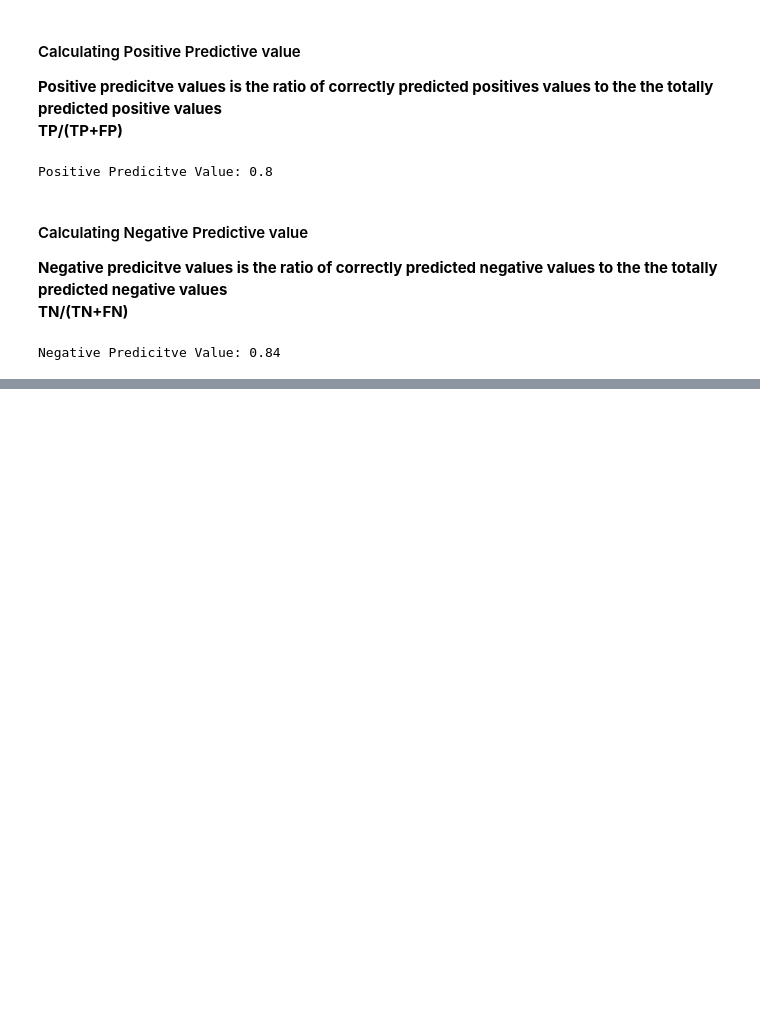
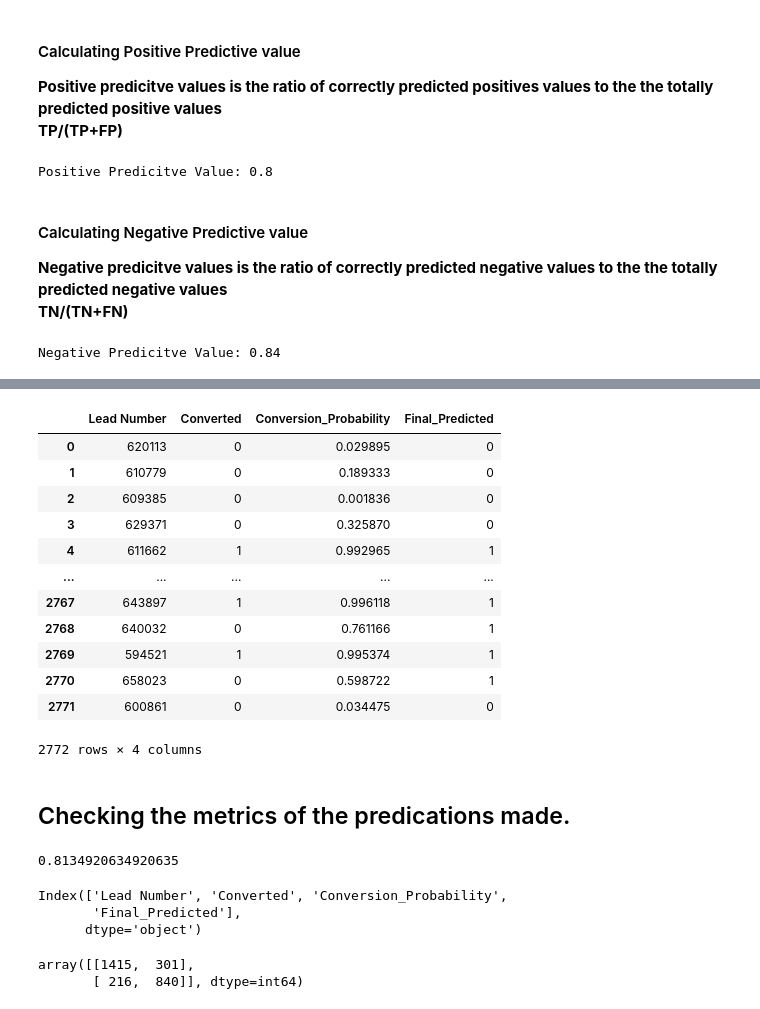
Before and after one commit to tkuttanda/Lead_Scoring_Assignment, a Jupyter notebook: Lead_Scoring_Assignment.ipynb, the cells around one changed output, grey strips where cells are left out. Cells and saved outputs as stored; diff of their text form; code cells hidden in the pictures; blank space fills up the shorter version.

```diff
--- a/Lead_Scoring_Assignment.ipynb
+++ b/Lead_Scoring_Assignment.ipynb
@@ -1210,0 +1400,4 @@ sklearn.metrics.roc_curve(y_train_pred_final.Converted,y_train_pred_final.Predic
+# %%
+y_test_df = pd.DataFrame(y_test)
+y_test_df['Lead Number'] = y_test_df.index
+y_test_df
@@ -1210,0 +1421,6 @@ sklearn.metrics.roc_curve(y_train_pred_final.Converted,y_train_pred_final.Predic
+# %%
+y_test_df.reset_index(drop=True,inplace=True)
+y_test_pred_df.reset_index(drop=True,inplace=True)
+# %%
+y_test_final = pd.concat([y_test_df,y_test_pred_df],axis=1)
+y_test_final.head()
@@ -1210,0 +1434,41 @@ sklearn.metrics.roc_curve(y_train_pred_final.Converted,y_train_pred_final.Predic
+# %%
+# Rearranging the columns
+y_test_final = y_test_final.reindex(['Lead Number','Converted','Conversion_Probability'], axis=1)
+# %%
+y_test_final['Final_Predicted'] = y_test_final['Conversion_Probability'].map(lambda x: 1 if x>0.36 else 0)
+y_test_final
+# %% [output]
+|  | Lead Number | Converted | Conversion_Probability | Final_Predicted |
+| 0 | 620113 | 0 | 0.029895 | 0 |
+| 1 | 610779 | 0 | 0.189333 | 0 |
+| 2 | 609385 | 0 | 0.001836 | 0 |
+| 3 | 629371 | 0 | 0.325870 | 0 |
+| 4 | 611662 | 1 | 0.992965 | 1 |
+| ... | ... | ... | ... | ... |
+| 2767 | 643897 | 1 | 0.996118 | 1 |
+| 2768 | 640032 | 0 | 0.761166 | 1 |
+| 2769 | 594521 | 1 | 0.995374 | 1 |
+| 2770 | 658023 | 0 | 0.598722 | 1 |
+| 2771 | 600861 | 0 | 0.034475 | 0 |
+2772 rows × 4 columns
+# %% [markdown]
+## Checking the metrics of the predications made.
+# %%
+#### Accuracy Score
+
+accuracy_test = metrics.accuracy_score(y_test_final.Converted,y_test_final.Final_Predicted)
+accuracy_test
+# %% [output]
+0.8134920634920635
+# %%
+y_test_final.columns
+# %% [output]
+Index(['Lead Number', 'Converted', 'Conversion_Probability',
+       'Final_Predicted'],
+      dtype='object')
+# %%
+confusion_test = metrics.confusion_matrix(y_test_final.Converted,y_test_final.Final_Predicted)
+confusion_test
+# %% [output]
+array([[1415,  301],
+       [ 216,  840]], dtype=int64)
```
Also changed, not shown: parts of 55 cells of this notebook.
